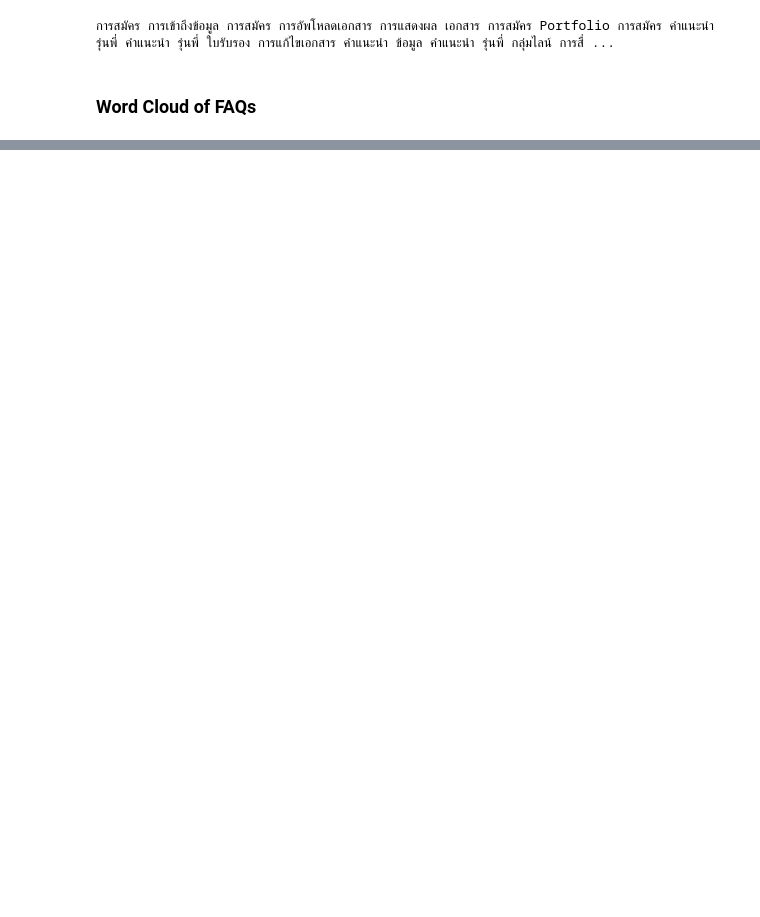
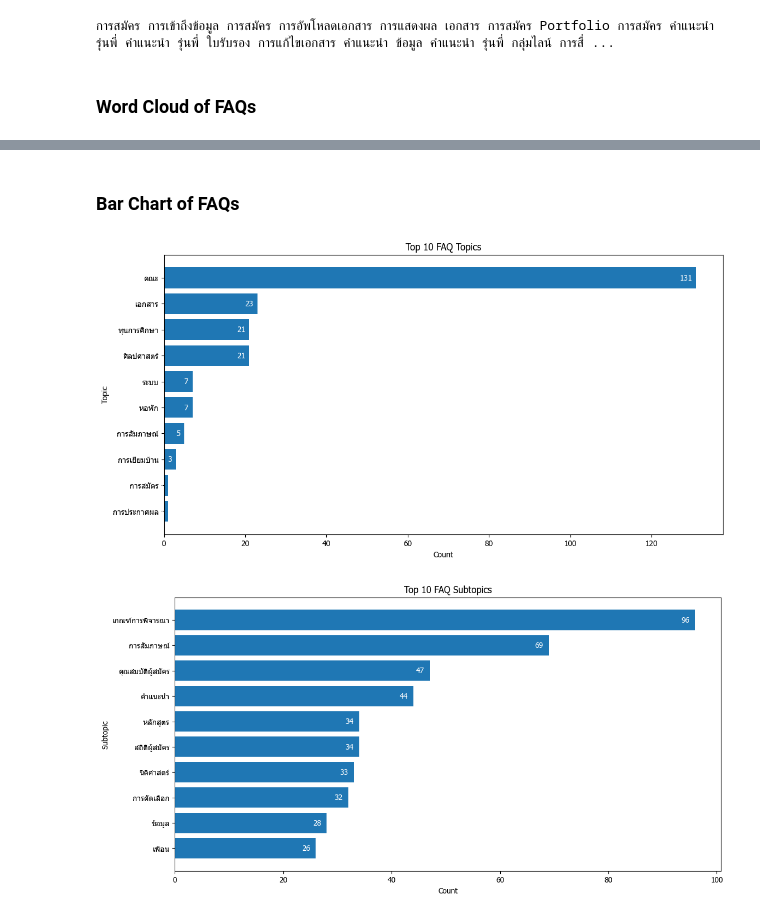
Before and after one commit to sunwasan/DSI321-big-data-infrastructure, a Jupyter notebook: src/jupyter/notebook.ipynb, the cells around one changed output, grey strips where cells are left out. Drawn from its saved outputs; the diff is of its cells as text; code cells hidden in the pictures; blank space fills up the shorter version.

```diff
--- a/src/jupyter/notebook.ipynb
+++ b/src/jupyter/notebook.ipynb
@@ -377,0 +426,44 @@ plt.show()
+# %% [markdown]
+### Bar Chart of FAQs
+# %%
+all_faq_topics_count =pd.DataFrame(all_faq_topics_list)\
+            .value_counts().to_frame()\
+            .sort_values(by='count', ascending=False)\
+            .reset_index()\
+            [:10]
+all_faq_topics_count.columns = ['topic', 'count']
+fig = plt.figure(figsize=(10, 5))
+ax = fig.add_axes([0,0,1,1])
+ax.barh(all_faq_topics_count['topic'], all_faq_topics_count['count'])
+# invert y-axis
+ax.invert_yaxis()
+for topic, count in zip(all_faq_topics_count['topic'], all_faq_topics_count['count']):
+    ax.text(count - 1, topic, str(count), va='center',ha='right' , fontsize=10, color='white')
+
+plt.title("Top 10 FAQ Topics")
+plt.xlabel("Count")
+plt.ylabel("Topic")
+plt.show()
+
+
+all_faq_subtopics_count =pd.DataFrame(all_faq_subtopics_list)\
+            .value_counts().to_frame()\
+            .sort_values(by='count', ascending=False)\
+            .reset_index()\
+            [:10]
+all_faq_subtopics_count.columns = ['subtopic', 'count']
+fig = plt.figure(figsize=(10, 5))
+ax = fig.add_axes([0,0,1,1])
+ax.barh(all_faq_subtopics_count['subtopic'], all_faq_subtopics_count['count'])
+# invert y-axis
+ax.invert_yaxis()
+for topic, count in zip(all_faq_subtopics_count['subtopic'], all_faq_subtopics_count['count']):
+    ax.text(count - 1, topic, str(count), va='center',ha='right' , fontsize=10, color='white')
+
+plt.title("Top 10 FAQ Subtopics")
+plt.xlabel("Count")
+plt.ylabel("Subtopic")
+plt.show()
+# %% [output]
+[figure, added]
+[figure, added]
```
Also changed, not shown: parts of 9 cells of this notebook, 9 other files.
